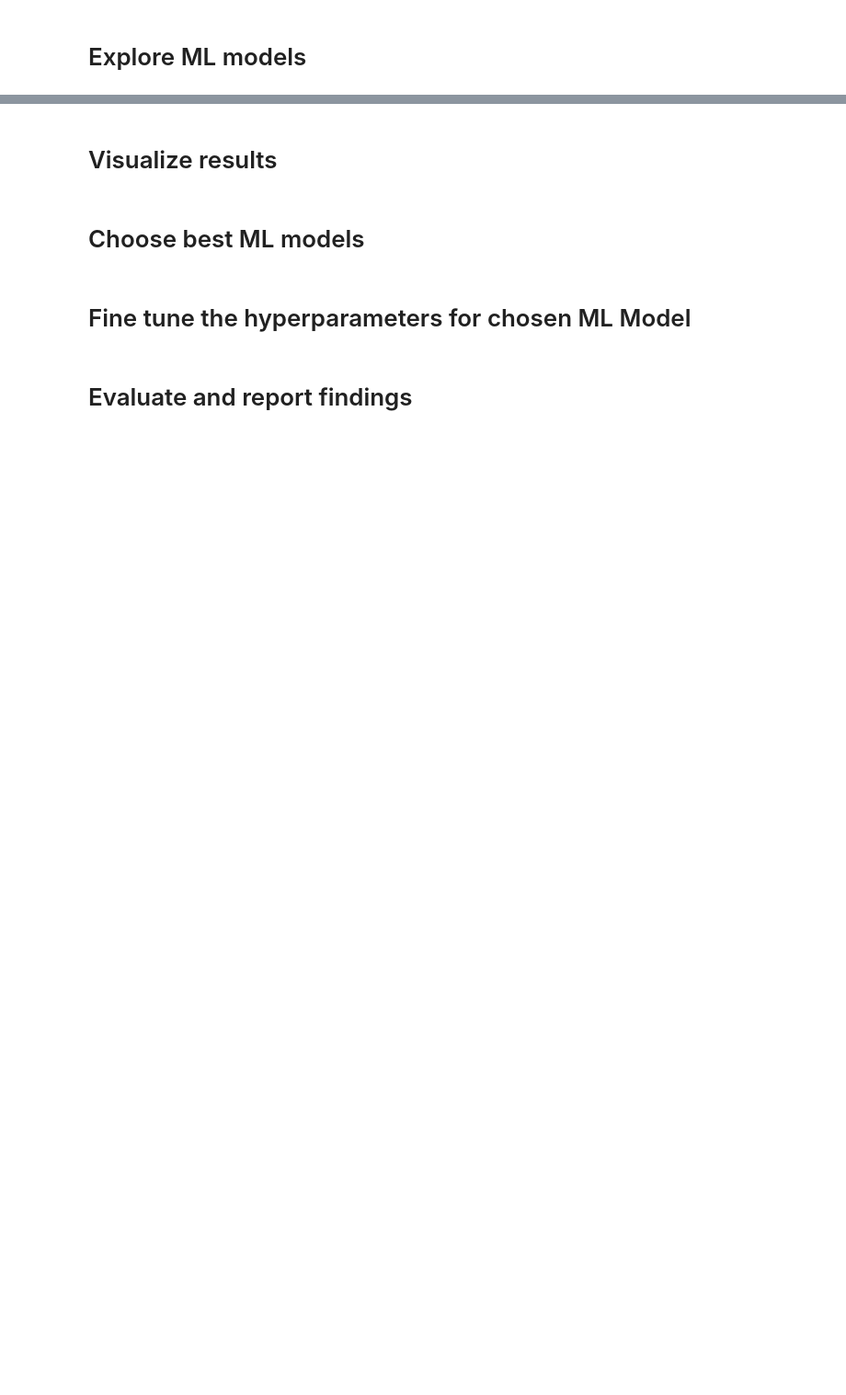
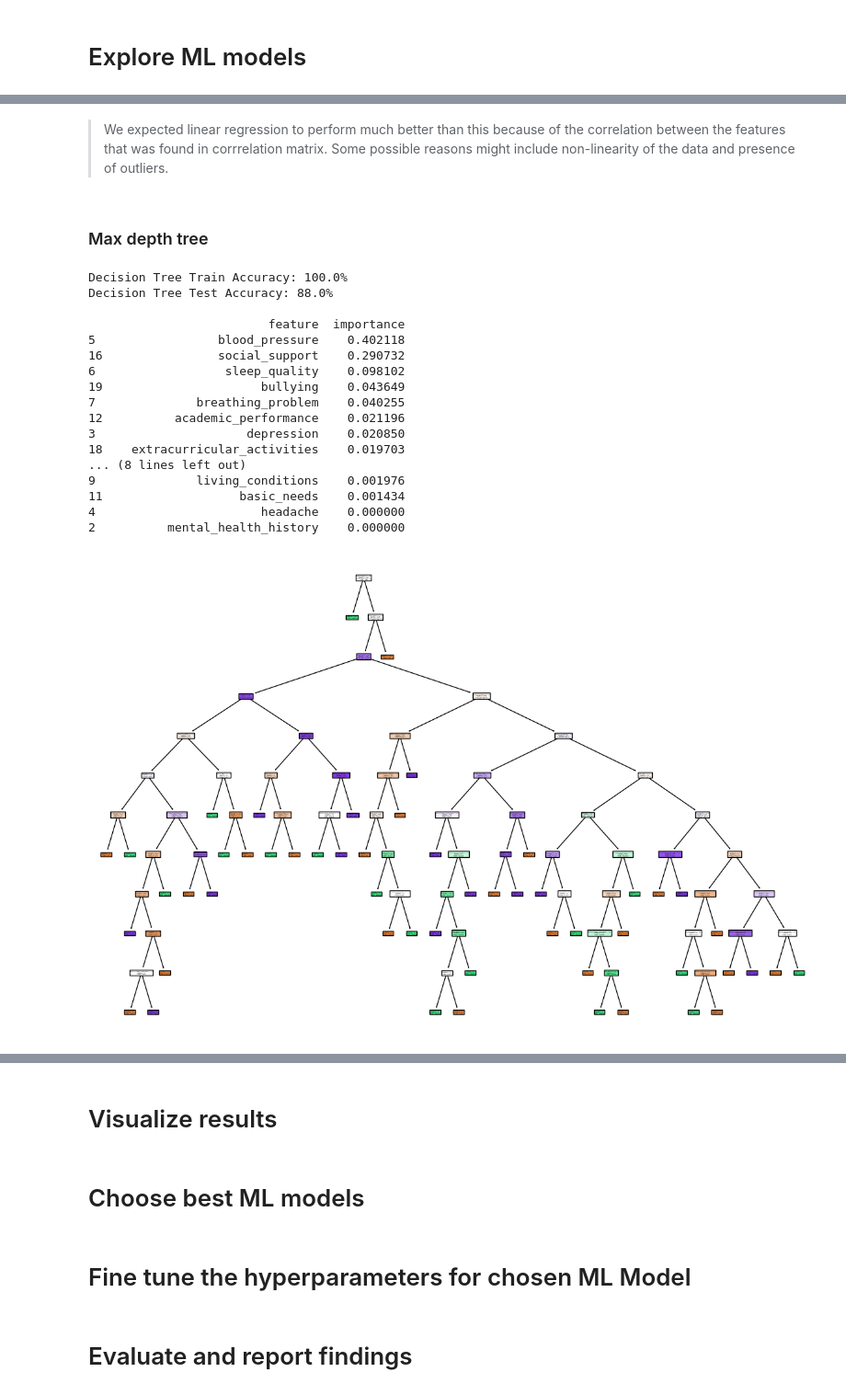
Before and after one commit to ZacPerry-dev/Student-Stress-Factors, a Jupyter notebook: notebook.ipynb, the cells around one changed output, grey strips where cells are left out. Shown at 92% size. Cells and saved outputs as stored; diff of their text form; code cells hidden in the pictures; blank space fills up the shorter version.

```diff
--- a/notebook.ipynb
+++ b/notebook.ipynb
@@ -75,0 +180,5 @@ plt.show()
+# %%
+X = slf_df.drop(['stress_level'], axis=1)
+y = slf_df['stress_level']
+
+X_train, X_test, y_train, y_test = train_test_split(X, y, test_size=0.2, random_state=42)
@@ -75,0 +223,45 @@ plt.show()
+# %% [markdown]
+> We expected linear regression to perform much better than this because of the correlation between the features that was found in corrrelation matrix. Some possible reasons might include non-linearity of the data and presence of outliers.
+# %% [markdown]
+### Max depth tree
+# %%
+"""
+Which factors contribute most significantly to predicting stress levels in students?
+- use heatmap & correlation matrix maybe, random forest & decision trees
+"""
+
+dt = tree.DecisionTreeClassifier(criterion='entropy', random_state=42)
+dt.fit(X_train, y_train)
+y_train_pred = dt.predict(X_train)
+print(f'Decision Tree Train Accuracy: {accuracy_score(y_train, y_train_pred).round(2)*100}%')
+
+y_pred = dt.predict(X_test)
+print(f'Decision Tree Test Accuracy: {accuracy_score(y_test, y_pred).round(2)*100}%')
+print()
+
+fi = dt.feature_importances_
+fi_df = pd.DataFrame({'feature': list(X.columns), 'importance': fi}).sort_values('importance', ascending=False)
+print(fi_df)
+
+plt.figure(figsize=(15, 10))
+tree.plot_tree(dt, filled=True, feature_names=list(X.columns), class_names=['Low', 'Medium', 'High'])
+plt.show()
+# %% [output]
+Decision Tree Train Accuracy: 100.0%
+Decision Tree Test Accuracy: 88.0%
+
+                         feature  importance
+5                 blood_pressure    0.402118
+16                social_support    0.290732
+6                  sleep_quality    0.098102
+19                      bullying    0.043649
+7              breathing_problem    0.040255
+12          academic_performance    0.021196
+3                     depression    0.020850
+18    extracurricular_activities    0.019703
+... (8 lines left out)
+9              living_conditions    0.001976
+11                   basic_needs    0.001434
+4                       headache    0.000000
+2          mental_health_history    0.000000
+[figure, added]
```
Also changed, not shown: parts of 29 cells of this notebook.
